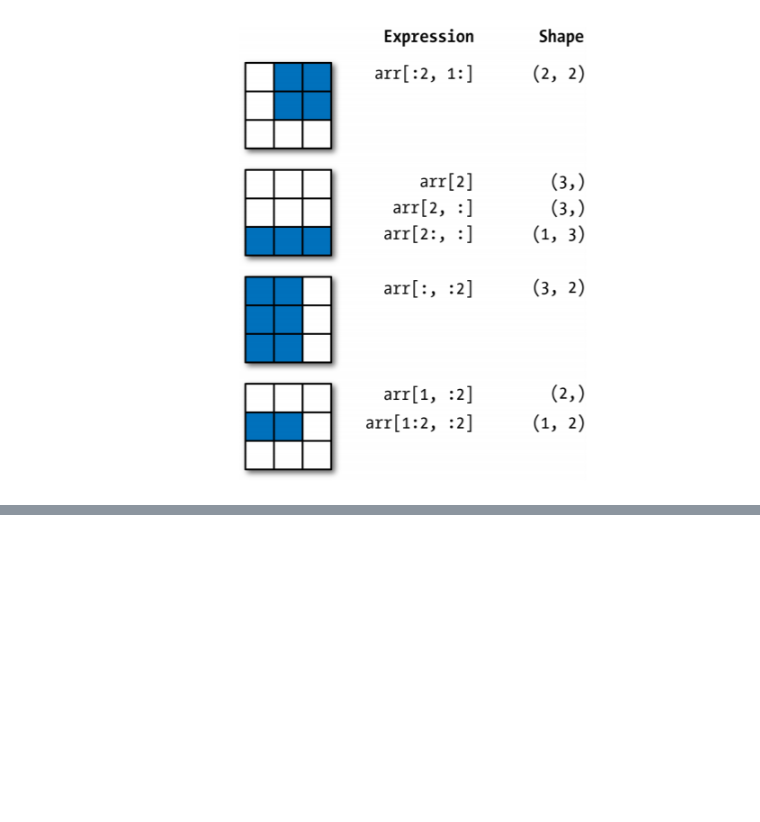
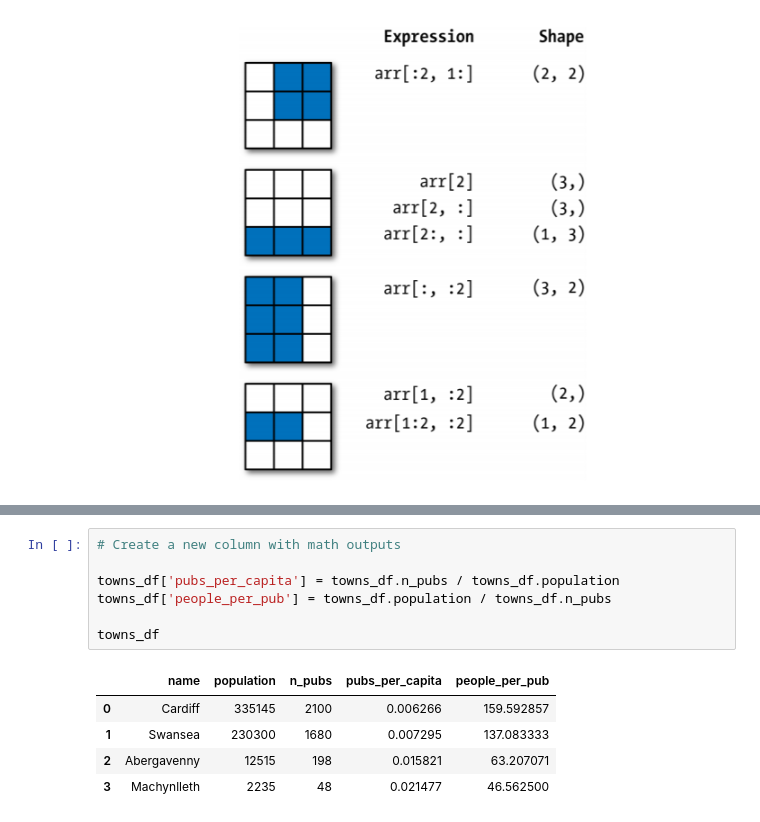
Before and after one commit to worldbank/Python-for-Data-Science, a Jupyter notebook: July_2019_Poverty_GP/day_1/3_functions.ipynb, the cells around one changed output, grey strips where cells are left out. Saved outputs shown, nothing was run; the diff lists cells and outputs as text; blank space fills up the shorter version.

```diff
--- a/July_2019_Poverty_GP/day_1/3_functions.ipynb
+++ b/July_2019_Poverty_GP/day_1/3_functions.ipynb
@@ -306,0 +408,13 @@ Image(r'C:\Users\wb475086\Downloads\2dslice.png')
+# %%
+# Create a new column with math outputs
+
+towns_df['pubs_per_capita'] = towns_df.n_pubs / towns_df.population
+towns_df['people_per_pub'] = towns_df.population / towns_df.n_pubs
+
+towns_df
+# %% [output]
+|  | name | population | n_pubs | pubs_per_capita | people_per_pub |
+| 0 | Cardiff | 335145 | 2100 | 0.006266 | 159.592857 |
+| 1 | Swansea | 230300 | 1680 | 0.007295 | 137.083333 |
+| 2 | Abergavenny | 12515 | 198 | 0.015821 | 63.207071 |
+| 3 | Machynlleth | 2235 | 48 | 0.021477 | 46.562500 |
```
Also changed, not shown: parts of 28 cells of this notebook, 1 other file.
